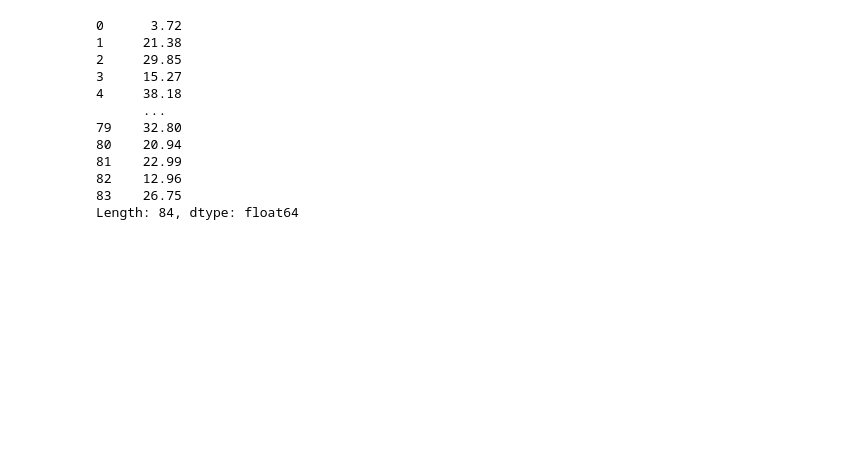
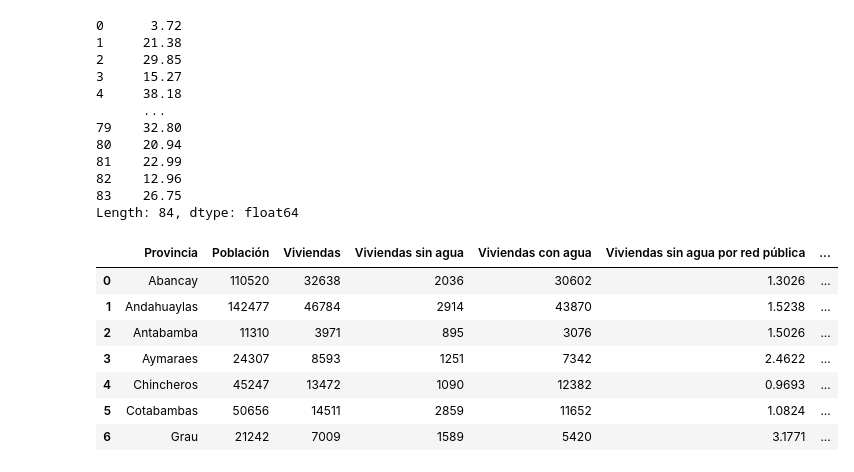
Before and after one commit to PaulAandree/Flask_training, a Jupyter notebook: csvreD.ipynb, the cells around one changed output. Drawn from its saved outputs; the diff is of its cells as text; code cells hidden in the pictures; blank space fills up the shorter version.

```diff
--- a/csvreD.ipynb
+++ b/csvreD.ipynb
@@ -283,0 +298,20 @@ Length: 84, dtype: float64
+# %%
+import pandas as pd
+import altair_saver
+
+# Define the data
+data = pd.read_csv(r"E:\\_02_practicas_region_apurimac\\Tareas_sub gerente(David )\\Tarea_07_brechas de Saneamiento\\Apurimac_aguapotable.csv", encoding= 'Latin1')
+
+g_prov_agua = data.groupby("Provincia").sum().reset_index()
+g_dist_agua = data.groupby(["Provincia", "Distritos"]).sum().reset_index()
+# %%
+g_prov_agua
+# %% [output]
+|  | Provincia | Población | Viviendas | Viviendas sin agua | Viviendas con agua | Viviendas sin agua por red pública | ... |
+| 0 | Abancay | 110520 | 32638 | 2036 | 30602 | 1.3026 | ... |
+| 1 | Andahuaylas | 142477 | 46784 | 2914 | 43870 | 1.5238 | ... |
+| 2 | Antabamba | 11310 | 3971 | 895 | 3076 | 1.5026 | ... |
+| 3 | Aymaraes | 24307 | 8593 | 1251 | 7342 | 2.4622 | ... |
+| 4 | Chincheros | 45247 | 13472 | 1090 | 12382 | 0.9693 | ... |
+| 5 | Cotabambas | 50656 | 14511 | 2859 | 11652 | 1.0824 | ... |
+| 6 | Grau | 21242 | 7009 | 1589 | 5420 | 3.1771 | ... |
```
Also changed, not shown: parts of 2 cells of this notebook, 1 other file.
